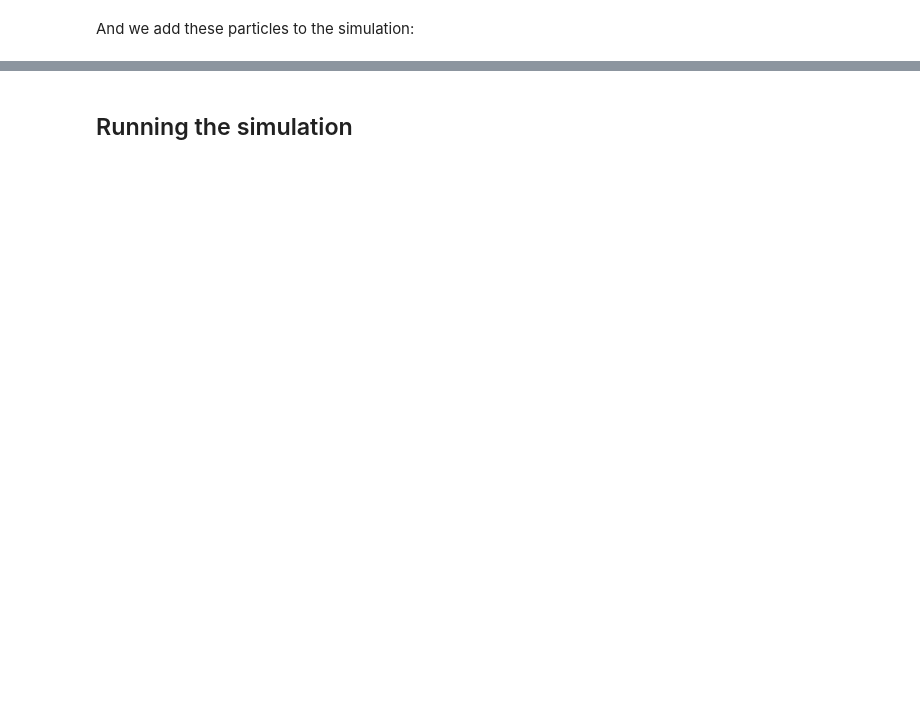
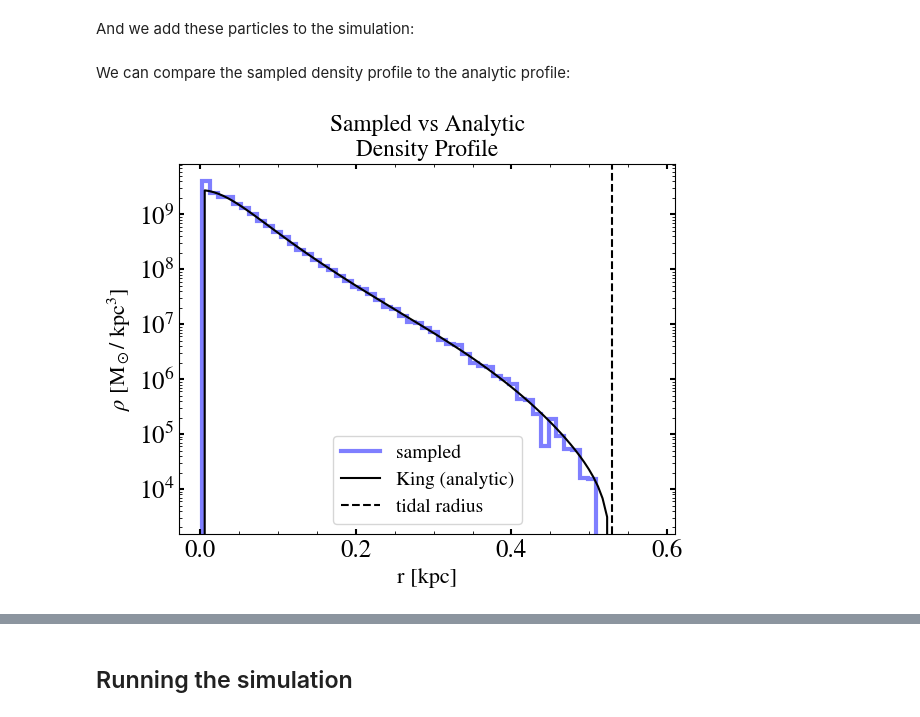
Before and after one commit to sgpfaff/ezfalcon, a Jupyter notebook: docs/examples/GC_stream.ipynb, the cells around one changed output, grey strips where cells are left out. Cells and saved outputs as stored; diff of their text form; code cells hidden in the pictures; blank space fills up the shorter version.

```diff
--- a/docs/examples/GC_stream.ipynb
+++ b/docs/examples/GC_stream.ipynb
@@ -113,4 +113,32 @@ plt.show()
 And we add these particles to the simulation:
 # %%
 stream.add_particles('stars', pos=pos, vel=vel, mass=mass)
+# %% [markdown]
+We can compare the sampled density profile to the analytic profile:
+# %%
+from galpy.potential import KingPotential
+
+kingpot = KingPotential(M=sat_mass, W0=4, rt=rtidal)
+
+# 3D distance of each star from the cluster center
+cen = np.median(stream.stars.pos(0), axis=0)
+d   = np.linalg.norm(stream.stars.pos(0) - cen, axis=1)
+
+# counts -> volume density via shell volumes
+counts, bins = np.histogram(d, bins=50)
+r_mid = 0.5 * (bins[:-1] + bins[1:])
+shell_vol = 4 * np.pi * r_mid**2 * np.diff(bins)
+rho = counts * np.mean(mass) / shell_vol           # M⊙ / kpc^3
+
+rlist = np.linspace(0, 1.1 * rtidal.value, 100) * u.kpc
+plt.stairs(rho, bins, color='blue', linewidth=3, label='sampled', alpha=0.5)
+plt.plot(rlist, kingpot.dens(rlist, z=0, quantity=True).to(u.Msun / u.kpc**3),
+         label='King (analytic)', c='k')
+plt.axvline(rtidal.value, ls='--', c='k', label='tidal radius')
+plt.xlabel('r [kpc]'); plt.ylabel(r'$\rho$ [M$_\odot$/ kpc$^3$]')
+plt.yscale('log'); plt.legend()
+plt.title('Sampled vs Analytic\nDensity Profile')
+plt.show()
+# %% [output]
+[figure, added]
 # %% [markdown]
```
Also changed, not shown: parts of 8 cells of this notebook, 2 other files.
